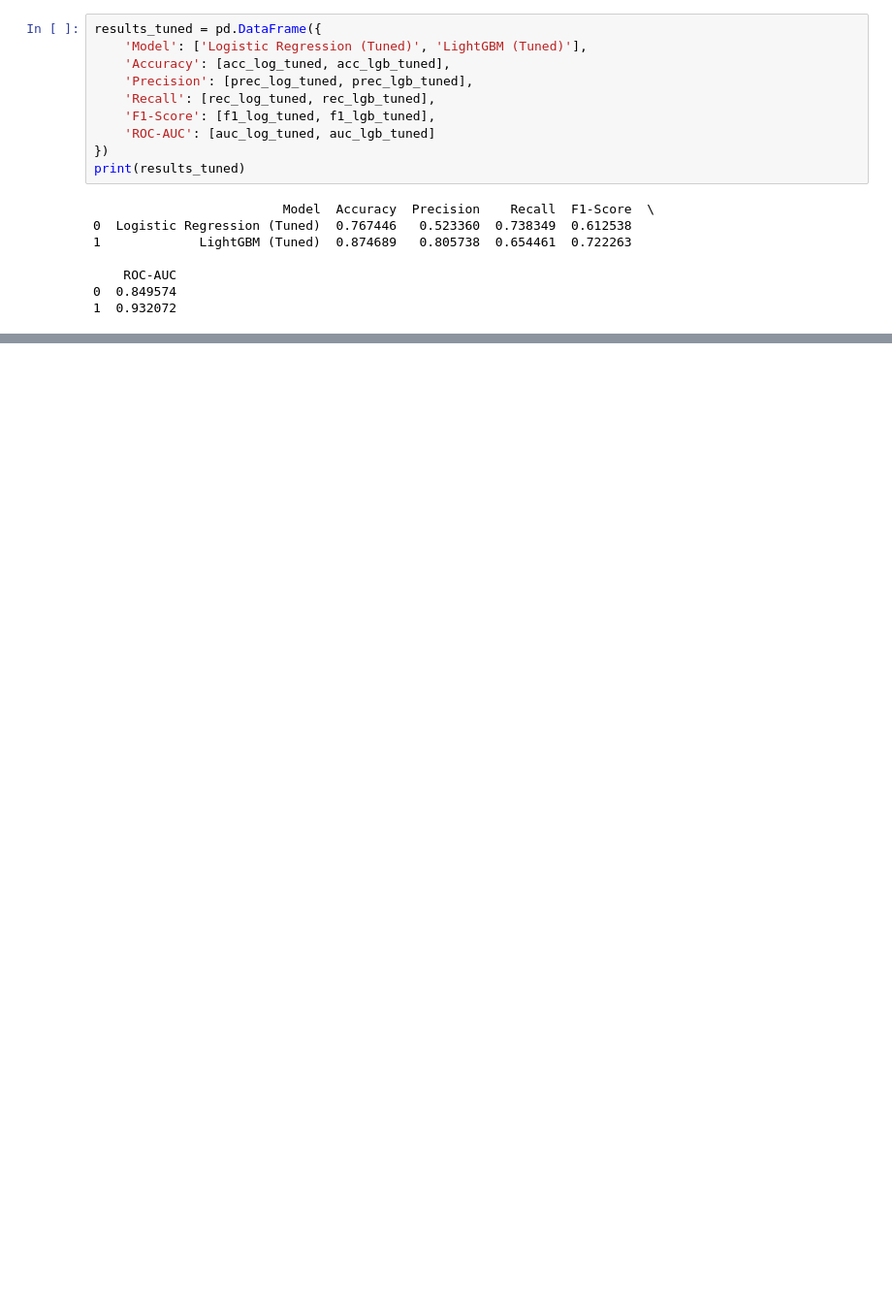
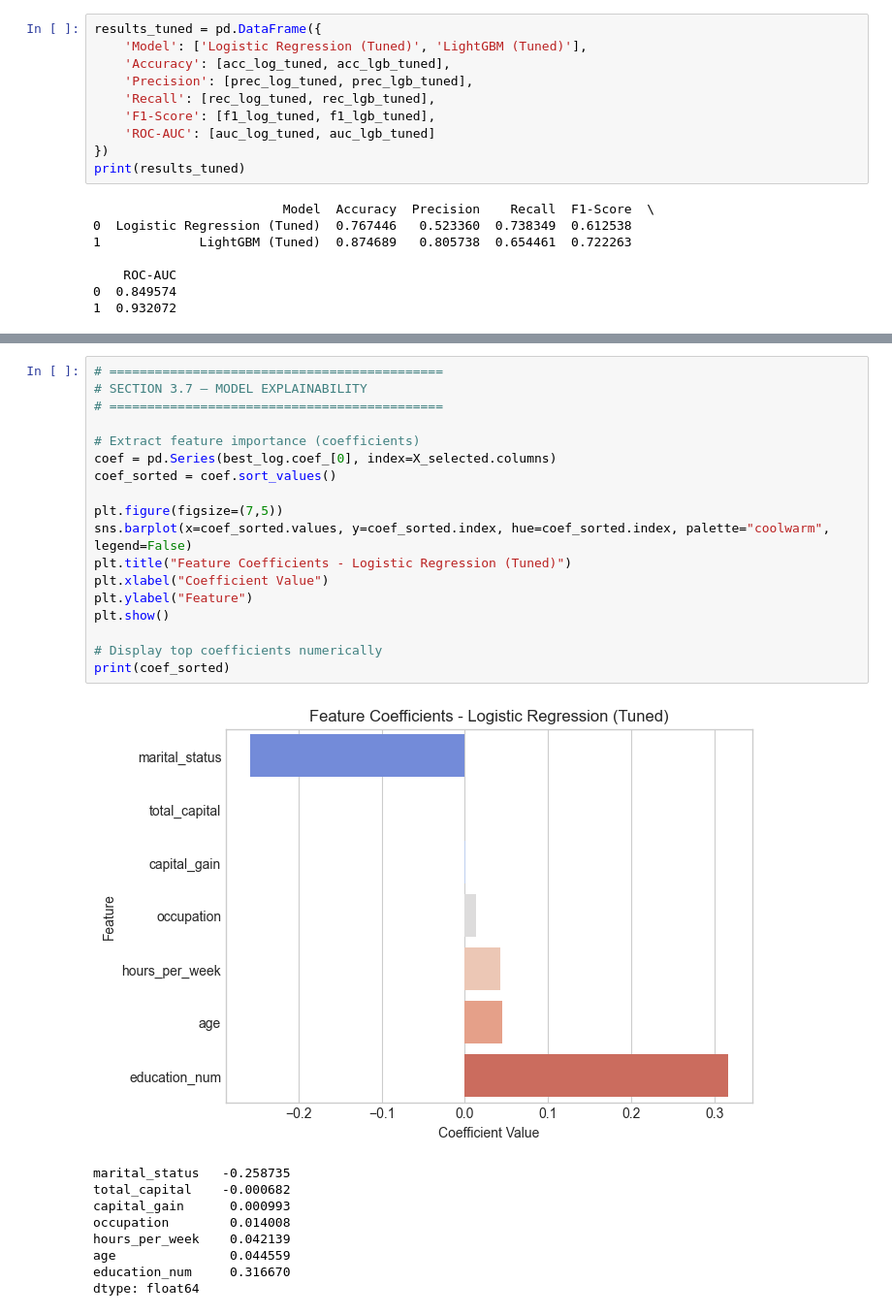
Before and after one commit to poohbae/MachineLearning, a Jupyter notebook: Classification.ipynb, the cells around one changed output, grey strips where cells are left out. Shown at 97% size. Saved outputs shown, nothing was run; the diff lists cells and outputs as text; blank space fills up the shorter version.

```diff
--- a/Classification.ipynb
+++ b/Classification.ipynb
@@ -522,0 +577,28 @@ print(results_tuned)
+# %%
+# ============================================
+# SECTION 3.7 – MODEL EXPLAINABILITY
+# ============================================
+
+# Extract feature importance (coefficients)
+coef = pd.Series(best_log.coef_[0], index=X_selected.columns)
+coef_sorted = coef.sort_values()
+
+plt.figure(figsize=(7,5))
+sns.barplot(x=coef_sorted.values, y=coef_sorted.index, hue=coef_sorted.index, palette="coolwarm", legend=False)
+plt.title("Feature Coefficients - Logistic Regression (Tuned)")
+plt.xlabel("Coefficient Value")
+plt.ylabel("Feature")
+plt.show()
+
+# Display top coefficients numerically
+print(coef_sorted)
+# %% [output]
+[figure, added]
+marital_status   -0.258735
+total_capital    -0.000682
+capital_gain      0.000993
+occupation        0.014008
+hours_per_week    0.042139
+age               0.044559
+education_num     0.316670
+dtype: float64
```
Also changed, not shown: parts of 10 cells of this notebook, 1 other file.
